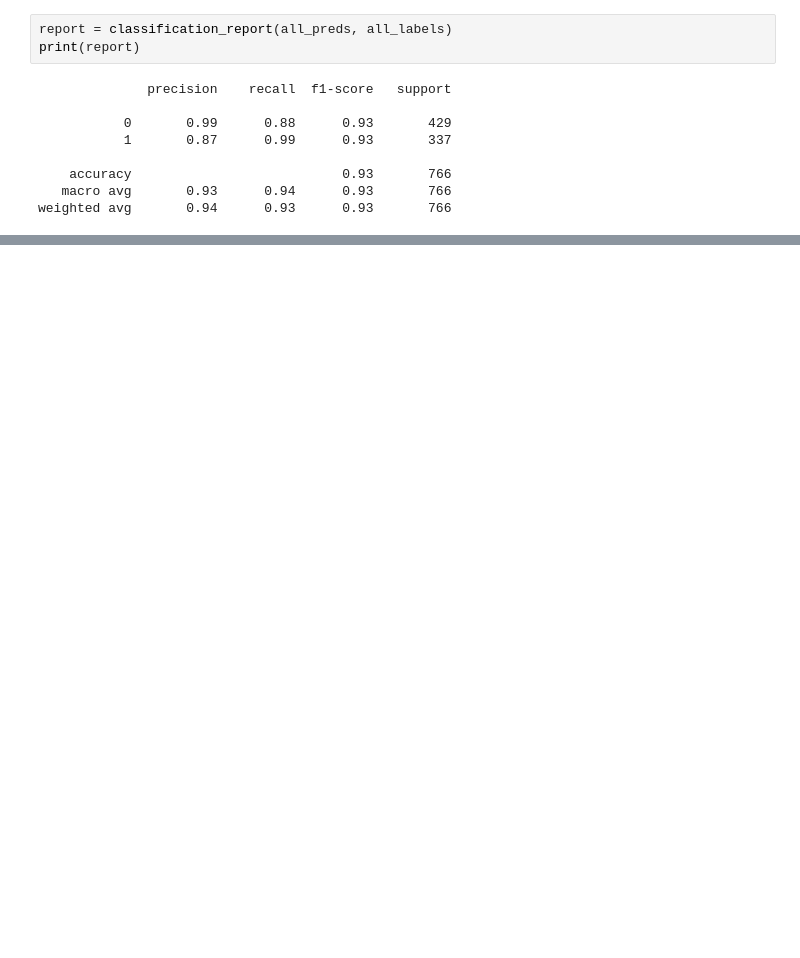
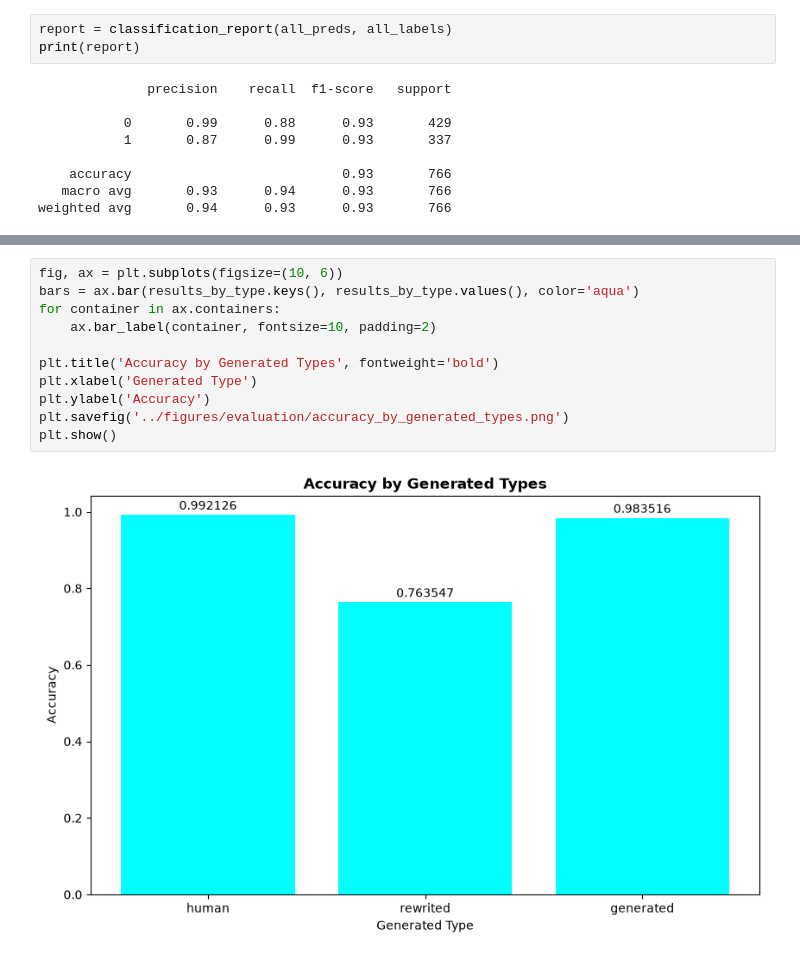
Before and after one commit to deckardLong/ai-content-detection, a Jupyter notebook: notebooks/04_evaluation.ipynb, the cells around one changed output, grey strips where cells are left out. Saved outputs shown, nothing was run; the diff lists cells and outputs as text; blank space fills up the shorter version.

```diff
--- a/notebooks/04_evaluation.ipynb
+++ b/notebooks/04_evaluation.ipynb
@@ -89,0 +112,13 @@ weighted avg       0.94      0.93      0.93       766
+# %%
+fig, ax = plt.subplots(figsize=(10, 6))
+bars = ax.bar(results_by_type.keys(), results_by_type.values(), color='aqua')
+for container in ax.containers:
+    ax.bar_label(container, fontsize=10, padding=2)
+
+plt.title('Accuracy by Generated Types', fontweight='bold')
+plt.xlabel('Generated Type')
+plt.ylabel('Accuracy')
+plt.savefig('../figures/evaluation/accuracy_by_generated_types.png')
+plt.show()
+# %% [output]
+[figure, added]
```
Also changed, not shown: parts of 8 cells of this notebook, 10 other files.
